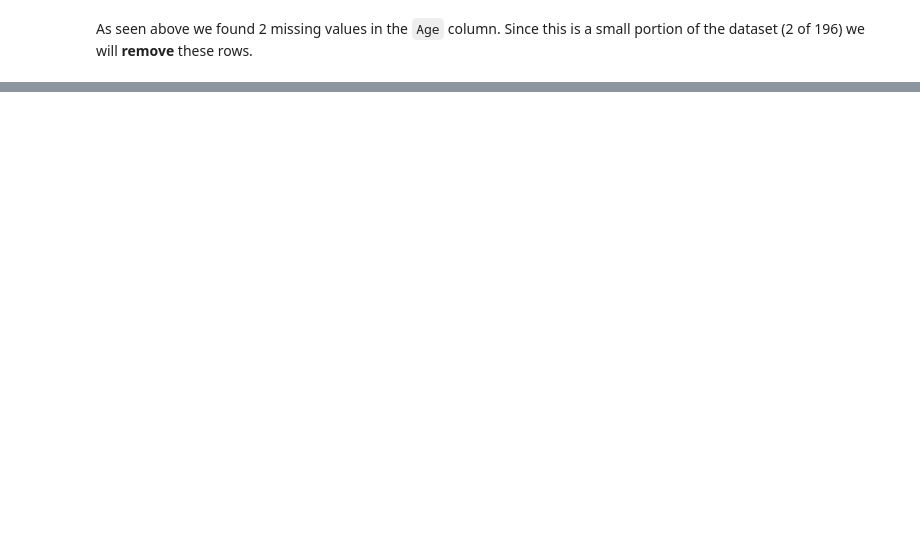
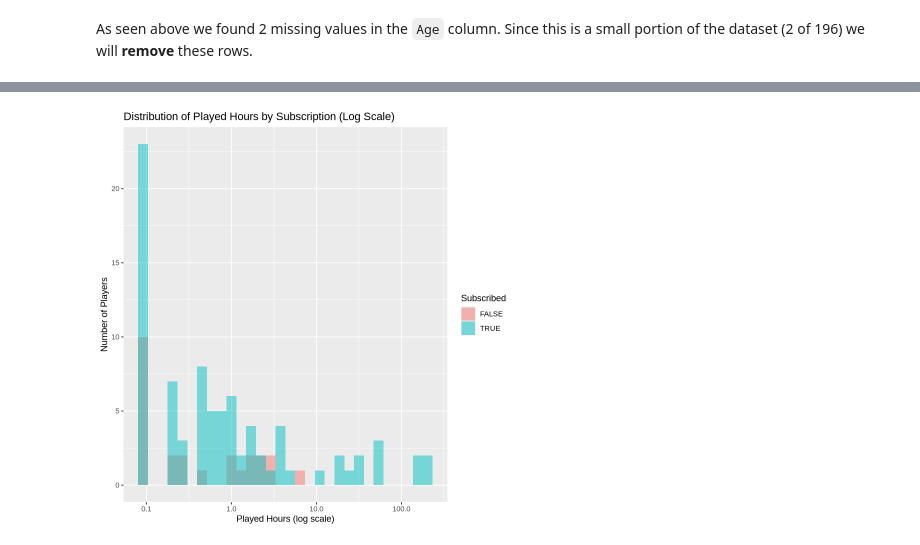
Before and after one commit to Rileyuwu/DSCII100Project, a Jupyter notebook: ProjMain.ipynb, the cells around one changed output, grey strips where cells are left out. Drawn from its saved outputs; the diff is of its cells as text; code cells hidden in the pictures; blank space fills up the shorter version.

```diff
--- a/ProjMain.ipynb
+++ b/ProjMain.ipynb
@@ -227,0 +231,12 @@ A spec_tbl_df: 194 × 7
+# %%
+players_clean |>
+  ggplot(aes(x = played_hours, fill = subscribe)) +
+  geom_histogram(position = "identity", alpha = 0.5, bins = 30) +
+  scale_x_log10() +
+  labs(
+    title = "Distribution of Played Hours by Subscription (Log Scale)",
+    x = "Played Hours (log scale)",
+    y = "Number of Players",
+    fill = "Subscribed"
+  )
+# %% [output]
@@ -227,0 +247 @@ A spec_tbl_df: 194 × 7
+[figure, added]
```
Also changed, not shown: parts of 17 cells of this notebook.
